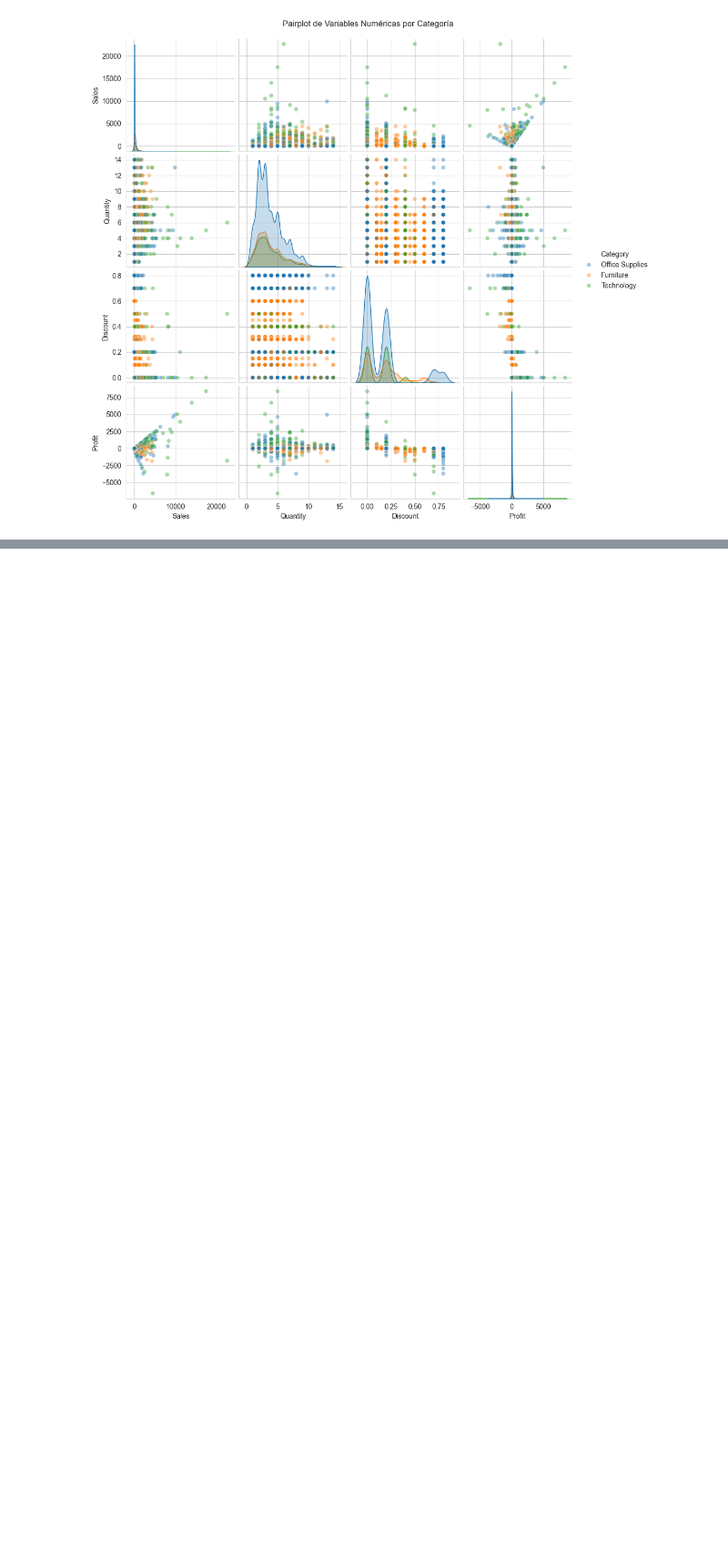
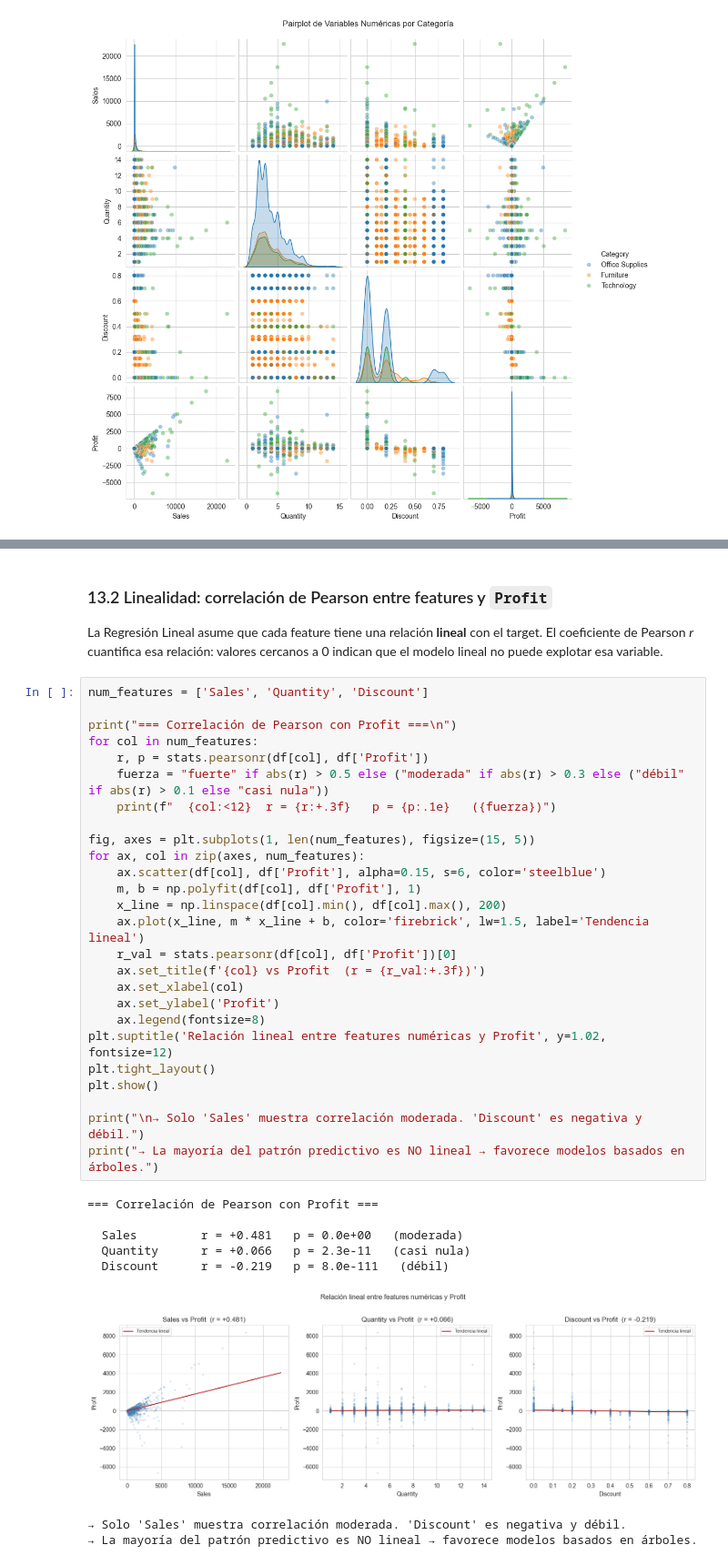
Before and after one commit to CamiloVelasquez/Eda-superstore-sales, a Jupyter notebook: notebooks/superstore_eda.ipynb, the cells around one changed output, grey strips where cells are left out. Shown at 91% size. Drawn from its saved outputs; the diff is of its cells as text; blank space fills up the shorter version.

```diff
--- a/notebooks/superstore_eda.ipynb
+++ b/notebooks/superstore_eda.ipynb
@@ -695,0 +798,39 @@ plt.show()
+# %% [markdown]
+### 13.2 Linealidad: correlación de Pearson entre features y `Profit`
+
+La Regresión Lineal asume que cada feature tiene una relación **lineal** con el target. El coeficiente de Pearson *r* cuantifica esa relación: valores cercanos a 0 indican que el modelo lineal no puede explotar esa variable.
+# %%
+num_features = ['Sales', 'Quantity', 'Discount']
+
+print("=== Correlación de Pearson con Profit ===\n")
+for col in num_features:
+    r, p = stats.pearsonr(df[col], df['Profit'])
+    fuerza = "fuerte" if abs(r) > 0.5 else ("moderada" if abs(r) > 0.3 else ("débil" if abs(r) > 0.1 else "casi nula"))
+    print(f"  {col:<12}  r = {r:+.3f}   p = {p:.1e}   ({fuerza})")
+
+fig, axes = plt.subplots(1, len(num_features), figsize=(15, 5))
+for ax, col in zip(axes, num_features):
+    ax.scatter(df[col], df['Profit'], alpha=0.15, s=6, color='steelblue')
+    m, b = np.polyfit(df[col], df['Profit'], 1)
+    x_line = np.linspace(df[col].min(), df[col].max(), 200)
+    ax.plot(x_line, m * x_line + b, color='firebrick', lw=1.5, label='Tendencia lineal')
+    r_val = stats.pearsonr(df[col], df['Profit'])[0]
+    ax.set_title(f'{col} vs Profit  (r = {r_val:+.3f})')
+    ax.set_xlabel(col)
+    ax.set_ylabel('Profit')
+    ax.legend(fontsize=8)
+plt.suptitle('Relación lineal entre features numéricas y Profit', y=1.02, fontsize=12)
+plt.tight_layout()
+plt.show()
+
+print("\n→ Solo 'Sales' muestra correlación moderada. 'Discount' es negativa y débil.")
+print("→ La mayoría del patrón predictivo es NO lineal → favorece modelos basados en árboles.")
+# %% [output]
+=== Correlación de Pearson con Profit ===
+
+  Sales         r = +0.481   p = 0.0e+00   (moderada)
+  Quantity      r = +0.066   p = 2.3e-11   (casi nula)
+  Discount      r = -0.219   p = 8.0e-111   (débil)
+[figure, added]
+→ Solo 'Sales' muestra correlación moderada. 'Discount' es negativa y débil.
+→ La mayoría del patrón predictivo es NO lineal → favorece modelos basados en árboles.
```
Also changed, not shown: parts of 13 cells of this notebook, 1 other file.
